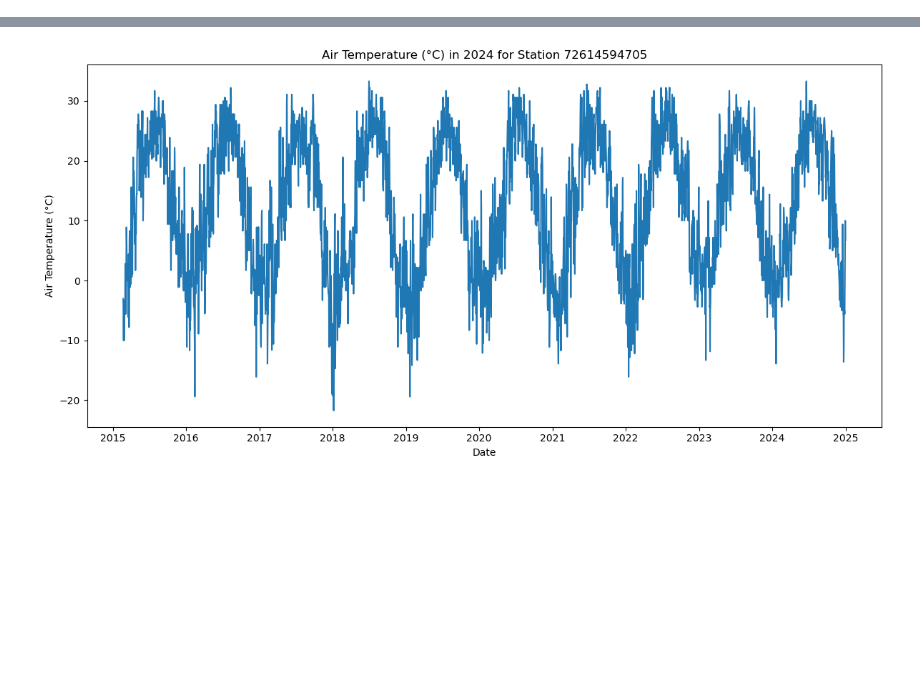
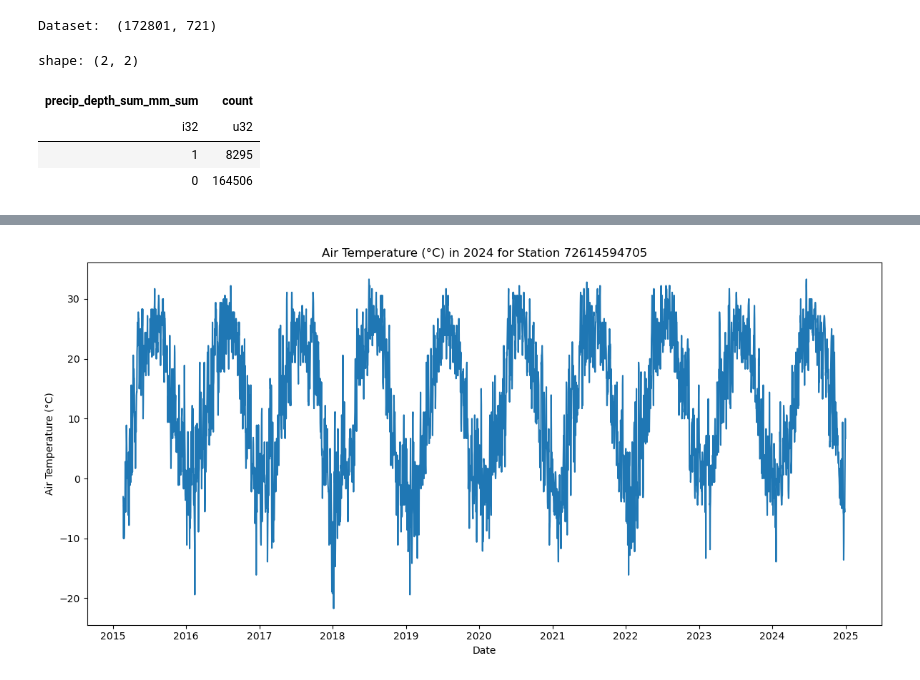
Before and after one commit to prajwal-skdlove/weathermetrics, a Jupyter notebook: Py_create_tcn_data/sample_code_datetime.ipynb, the cells around one changed output, grey strips where cells are left out. Saved outputs shown, nothing was run; the diff lists cells and outputs as text; code cells hidden in the pictures; blank space fills up the shorter version.

```diff
--- a/Py_create_tcn_data/sample_code_datetime.ipynb
+++ b/Py_create_tcn_data/sample_code_datetime.ipynb
@@ -375,0 +358,70 @@ df_model = df_lagged.drop(df_lagged.columns[0])
+# %%
+def cut_and_label(df, variable, bins, labels):
+    """
+    Cuts a variable into bins and assigns labels.
+    Drops the original column, renames the binned column to the original name,
+    and places it as the first column.
+
+    Parameters:
+        df (pd.DataFrame | pl.DataFrame | pl.LazyFrame): Input dataset
+        variable (str): Column name to bin
+        bins (list or array): Bin edges
+        labels (list): Labels for the bins
+
+    Returns:
+        pl.DataFrame | pl.LazyFrame: Dataset with binned variable as first column
+    """
+    try:
+        if variable not in df.columns:
+            raise ValueError(f"Variable '{variable}' not found in dataframe columns.")
+        if len(labels) != len(bins) - 1:
+            raise ValueError("Number of labels must be one less than number of bin edges.")
+
+        # --- pandas ---
+        if isinstance(df, pd.DataFrame):
+            logging.info(f"Binning variable '{variable}' in pandas DataFrame")
+            binned = pd.cut(df[variable].astype(float), bins=bins, labels=labels)
+            df = df.drop(columns=[variable])
+            df.insert(0, variable, binned.astype(str))
+            df = pl.from_pandas(df)  # convert to Polars
+            return df
+
+        # --- Polars DataFrame ---
+        elif isinstance(df, pl.DataFrame):
+            logging.info(f"Binning variable '{variable}' in Polars DataFrame")
+            expr = pl.when(pl.col(variable).is_not_null())  # initialize
+            for i, (low, high) in enumerate(zip(bins[:-1], bins[1:])):
+                cond = (pl.col(variable) >= low) & (pl.col(variable) < high)
+                expr = pl.when(cond).then(labels[i]) if i == 0 else expr.when(cond).then(labels[i])
+            expr = expr.otherwise(labels[-1])
+            df = (
+                df.with_columns(expr.alias('newcalc'))
+                .drop(variable)
+                .rename({"newcalc": variable})
+            )
+            df = df.select([variable] + [col for col in df.columns if col != variable])
+            return df
+
+        # --- Polars LazyFrame ---
+        elif isinstance(df, pl.LazyFrame):
+            logging.info(f"Binning variable '{variable}' in Polars LazyFrame")
+            expr = pl.when(pl.col(variable).is_not_null())
+            for i, (low, high) in enumerate(zip(bins[:-1], bins[1:])):
+                cond = (pl.col(variable) >= low) & (pl.col(variable) < high)
+                expr = pl.when(cond).then(labels[i]) if i == 0 else expr.when(cond).then(labels[i])
+            expr = expr.otherwise(labels[-1])
+            df = (
+                df.with_columns(expr.alias('newcalc'))
+                .drop(variable)
+                .rename({"newcalc": variable})
+            )
+            df = df.select([variable] + [c for c in df.columns if c != variable])
+            return df
+
+        else:
+            raise TypeError("Input must be pandas DataFrame, Polars DataFrame, or LazyFrame")
+
+    except Exception as e:
+        logging.exception(f"Failed to cut and label variable '{variable}': {e}")
+        raise
+# %% [output]
@@ -375,0 +429,6 @@ df_model = df_lagged.drop(df_lagged.columns[0])
+Dataset:  (172801, 721)
+shape: (2, 2)
+| precip_depth_sum_mm_sum | count |
+| i32 | u32 |
+| 1 | 8295 |
+| 0 | 164506 |
```
Also changed, not shown: parts of 9 cells of this notebook, 2 other files.
